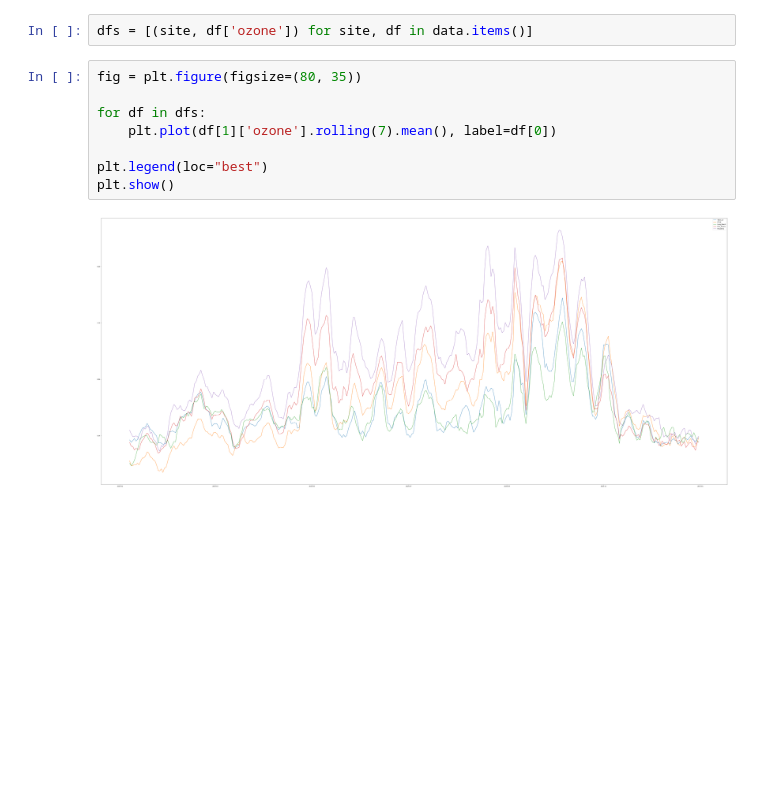
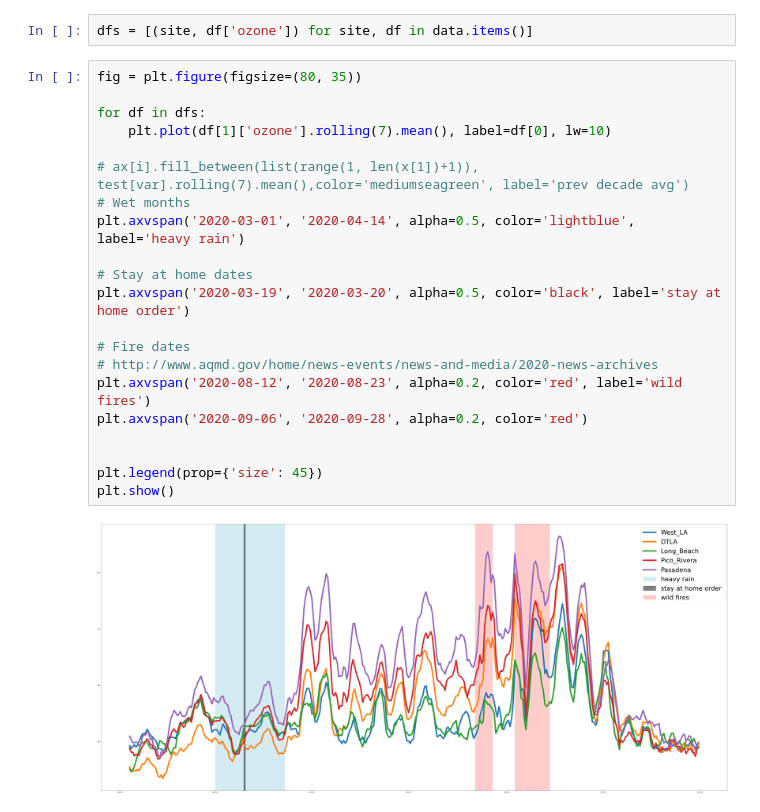
Before and after one commit to kevinmarlis/air-pollution-and-health, a Jupyter notebook: Covid/Covid Impacts on Air/Multi Site Analysis.ipynb, the cells around one changed output. Drawn from its saved outputs; the diff is of its cells as text; blank space fills up the shorter version.

Commit message:
added initial plotting

```diff
--- a/Covid/Covid Impacts on Air/Multi Site Analysis.ipynb
+++ b/Covid/Covid Impacts on Air/Multi Site Analysis.ipynb
@@ -43,13 +43,26 @@ for f in files:
     data[site][variable] = df
 # %%
 dfs = [(site, df['ozone']) for site, df in data.items()]
-# %%
-fig = plt.figure(figsize=(80, 35))
-
-for df in dfs:
-    plt.plot(df[1]['ozone'].rolling(7).mean(), label=df[0])
-
-plt.legend(loc="best")
-plt.show()
-# %% [output]
-[figure, removed]
+# %%
+fig = plt.figure(figsize=(80, 35))
+
+for df in dfs:
+    plt.plot(df[1]['ozone'].rolling(7).mean(), label=df[0], lw=10)
+
+# ax[i].fill_between(list(range(1, len(x[1])+1)), test[var].rolling(7).mean(),color='mediumseagreen', label='prev decade avg')
+# Wet months
+plt.axvspan('2020-03-01', '2020-04-14', alpha=0.5, color='lightblue', label='heavy rain')
+
+# Stay at home dates
+plt.axvspan('2020-03-19', '2020-03-20', alpha=0.5, color='black', label='stay at home order')
+
+# Fire dates
+# http://www.aqmd.gov/home/news-events/news-and-media/2020-news-archives
+plt.axvspan('2020-08-12', '2020-08-23', alpha=0.2, color='red', label='wild fires')
+plt.axvspan('2020-09-06', '2020-09-28', alpha=0.2, color='red')
+
+
+plt.legend(prop={'size': 45})
+plt.show()
+# %% [output]
+[figure, added]
```
